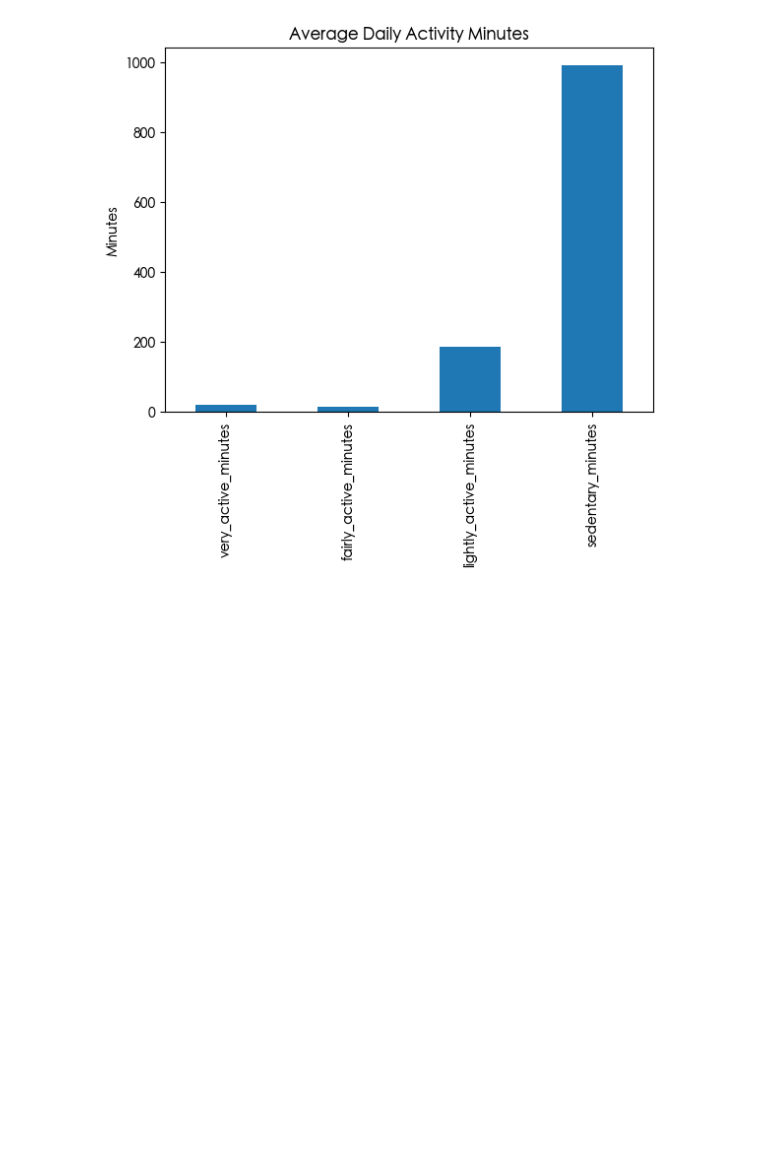
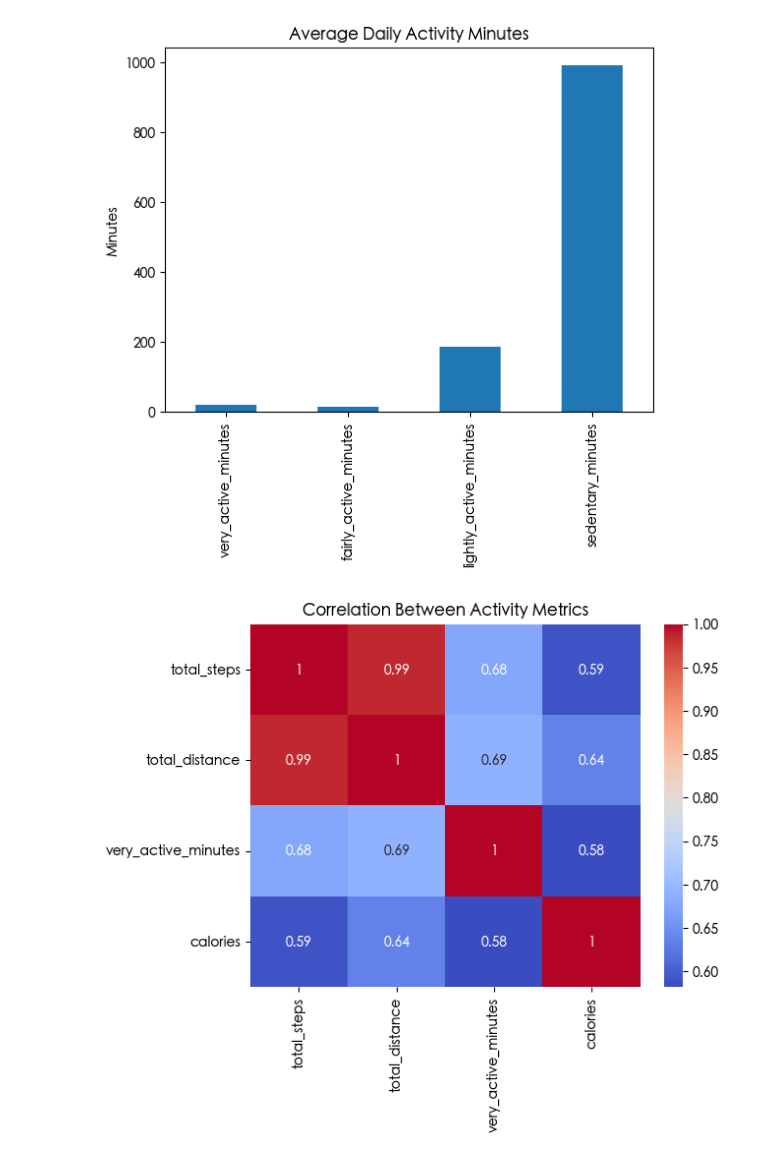
Before and after one commit to premsundar28/Bellabeat, a Jupyter notebook: code/EDA.ipynb, the cells around one changed output. Cells and saved outputs as stored; diff of their text form; code cells hidden in the pictures; blank space fills up the shorter version.

```diff
--- a/code/EDA.ipynb
+++ b/code/EDA.ipynb
@@ -204,3 +205,17 @@ plt.ylabel("Minutes")
 plt.show()
 # %% [output]
 [figure]
+# %%
+# 8. Relationship & Correlation Analysis
+# 8.1 Correlation Matrix
+
+corr = daily_activity[
+    ["total_steps", "total_distance",
+     "very_active_minutes", "calories"]
+].corr()
+
+sns.heatmap(corr, annot=True, cmap="coolwarm")
+plt.title("Correlation Between Activity Metrics")
+plt.show()
+# %% [output]
+[figure, added]
```
Also changed, not shown: parts of 2 cells of this notebook.
